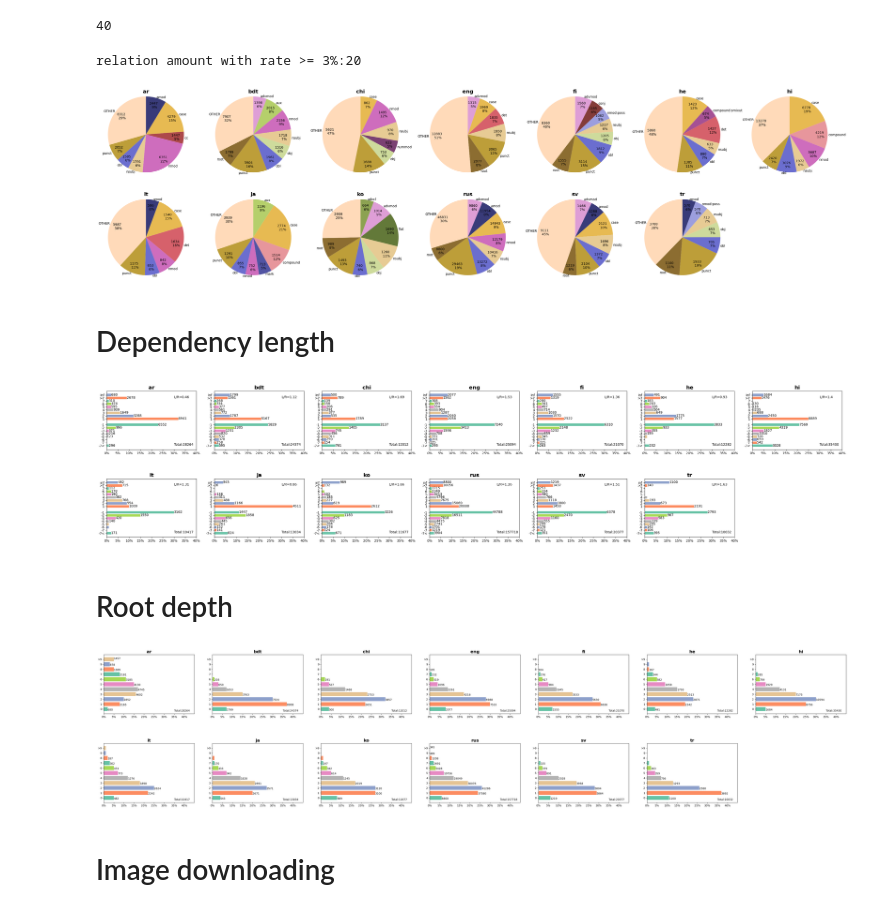
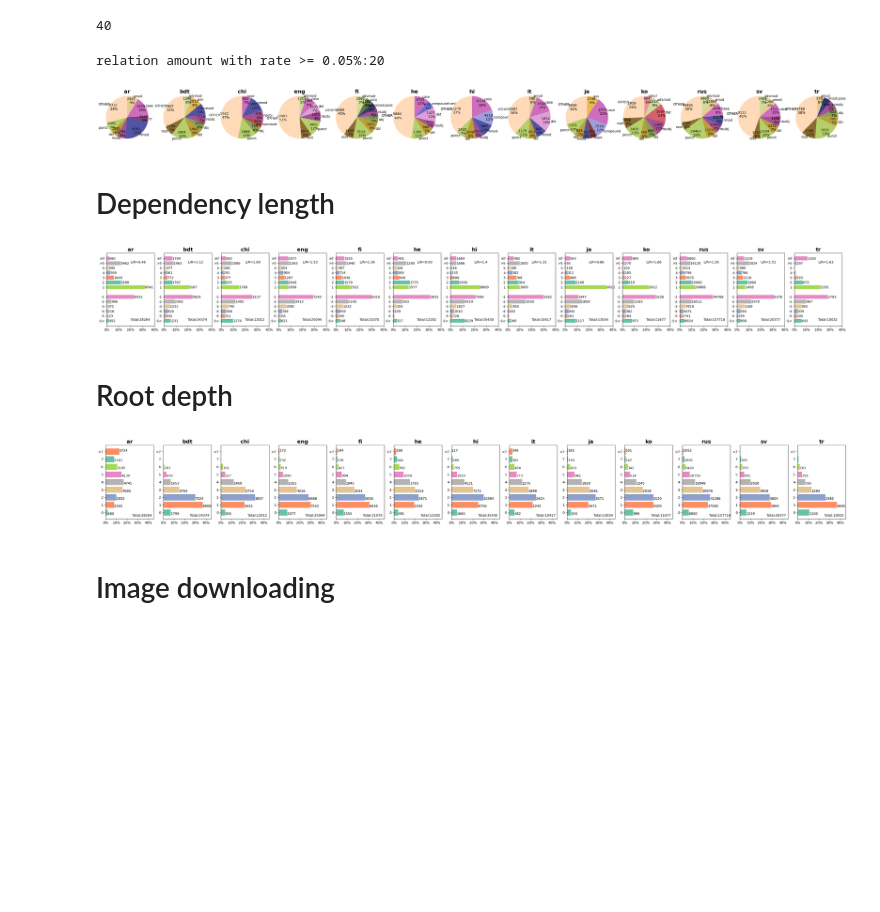
Before and after one commit to Derinhelm/treebank_statistics, a Jupyter notebook: treebank_stat.ipynb, the cells around one changed output. Drawn from its saved outputs; the diff is of its cells as text; code cells hidden in the pictures; blank space fills up the shorter version.

```diff
--- a/treebank_stat.ipynb
+++ b/treebank_stat.ipynb
@@ -361,12 +361,12 @@ pos_colors["OTHER"] = "peachpuff"
 # %% [output]
 pos amount:17
 # %%
-x_count = 2
-y_count = 7
+x_count = 1
+y_count = 13
 f, ax = plt.subplots(x_count, y_count, figsize=(40, 10))
-ax[-1, -1].axis('off')
+#ax[-1, -1].axis('off')
 
-plt.subplots_adjust(wspace=0.2, hspace=0.3)
+plt.subplots_adjust(wspace=0.3, hspace=0.3)
 for i, lang in enumerate(languages):
     cur_ax = get_ax(ax, i, x_count, y_count)
     pos_counter = Counter(node_df_dict[lang]['pos'])
@@ -417,53 +417,53 @@ for i, relation in enumerate(all_rels):
   rel_colors[relation] = all_colors[i]
 rel_colors["OTHER"] = "peachpuff"
 # %% [output]
-relation amount with rate >= 3%:20
+relation amount with rate >= 0.05%:20
 # %%
-x_count = 2
-y_count = 7
+x_count = 1
+y_count = 13
 f, ax = plt.subplots(x_count, y_count, figsize=(40, 10))
 
-plt.subplots_adjust(wspace=0.2, hspace=0.3)
-ax[-1, -1].axis('off')
+plt.subplots_adjust(wspace=0.3, hspace=0.3)
+#ax[-1, -1].axis('off')
 #ax[-1, -2].axis('off')
 for i, lang in enumerate(languages):
     cur_ax = get_ax(ax, i, x_count, y_count)
     pos_counter = Counter(node_df_dict[lang]['relation'])
     pos_amount = pos_counter.total()
     relation_dict = {}
     other = 0
     for label, value in pos_counter.items():
         if value / pos_amount < relation_border:
             other += value
         else:
             relation_dict[label] = value
     labels = sorted(relation_dict)
     values = [relation_dict[label] for label in labels]
     labels.append("OTHER")
     values.append(other)
     colors = [rel_colors[label] for label in labels]
     cur_ax.pie(values, labels=labels, autopct=lambda d: f"{d * pos_amount / 100:.0f} \n {d:.0f}%",
                labeldistance=1.02, counterclock=False, startangle=90,
                colors=colors, radius=1.2, pctdistance=0.8)
     cur_ax.set_title(lang, size=16, weight="bold")
 
 plt.savefig('imgs/relation_pies.eps', format='eps', dpi=300, bbox_inches='tight')
 plt.show()
 # %% [output]
-[figure, old version]
+[figure, new version]
 # %% [markdown]
 # Dependency length
 # %%
 from collections import Counter
 # %%
-x_count = 2
-y_count = 7
-f, ax = plt.subplots(x_count, y_count, figsize=(40, 8))
-ax[-1, -1].axis('off')
-x_values = list(range(0, 45, 5))
+x_count = 1
+y_count = 13
+f, ax = plt.subplots(x_count, y_count, figsize=(40, 4))
+#ax[-1, -1].axis('off')
+x_values = list(range(0, 45, 10))
 plt.setp(ax, xticks=x_values, xticklabels=[f"{x}%" for x in x_values])
 
-border = 7
+border = 5
 
 plt.subplots_adjust(wspace=0.2, hspace=0.5)
 for i, lang in enumerate(languages):
@@ -485,8 +485,8 @@ for i, lang in enumerate(languages):
     cur_ax.set_xlim([0, 40])
     l_r = round(((node_df_dict[lang]['id'].astype('int64') < node_df_dict[lang]['parent_id'].astype('int64')) & (node_df_dict[lang]['parent_id'] != "0")).sum()
           /  ((node_df_dict[lang]['id'].astype('int64') > node_df_dict[lang]['parent_id'].astype('int64')) & (node_df_dict[lang]['parent_id'] != "0")).sum(), 2)
-    cur_ax.text(30, border + 1, f"L/R={l_r}")
-    cur_ax.text(30, -border - 1, f"Total:{total_lang}")
+    cur_ax.text(20, border + 1, f"L/R={l_r}")
+    cur_ax.text(20, -border - 1, f"Total:{total_lang}")
 
     cur_ax.text(less, -border - 1.25, str(abs_less))
     cur_ax.text(great, border + 0.75, str(abs_great))
@@ -499,19 +499,19 @@ for i, lang in enumerate(languages):
 plt.savefig('imgs/dependency_length.eps', format='eps', dpi=300, bbox_inches='tight')
 plt.show()
 # %% [output]
-[figure, old version]
+[figure, new version]
 # %% [markdown]
 # Root depth
 # %%
 from collections import Counter
 # %%
-x_count = 2
-y_count = 7
-f, ax = plt.subplots(x_count, y_count, figsize=(50, 10))
-ax[-1, -1].axis('off')
-x_values = list(range(0, 45, 5))
+x_count = 1
+y_count = 13
+f, ax = plt.subplots(x_count, y_count, figsize=(40, 4))
+#ax[-1, -1].axis('off')
+x_values = list(range(0, 45, 10))
 plt.setp(ax, xticks=x_values, xticklabels=[f"{x}%" for x in x_values])
-border = 9
+border = 7
 
 colors = colormaps["Set2"].colors[:3] + colormaps["Set2"].colors[6:] + colormaps["Set2"].colors[3:5]
 
@@ -534,7 +534,7 @@ for i, lang in enumerate(languages):
           if abs_great > 100:
             cur_ax.text(value, index, f"{abs_great:.0f}")
 
-    cur_ax.text(35, -0.5, f"Total:{total_lang}")
+    cur_ax.text(25, -0.5, f"Total:{total_lang}")
 
     cur_ax.set_xlim([0, 45])
     cur_ax.set_title(lang, size=16, weight="bold")
@@ -543,7 +543,7 @@ plt.savefig('imgs/depth_root.eps', format='eps', dpi=300, bbox_inches='tight')
 
 plt.show()
 # %% [output]
-[figure, old version]
+[figure, new version]
 # %% [markdown]
 # Image downloading
 # %%
```
Also changed, not shown: parts of 3 cells of this notebook.
